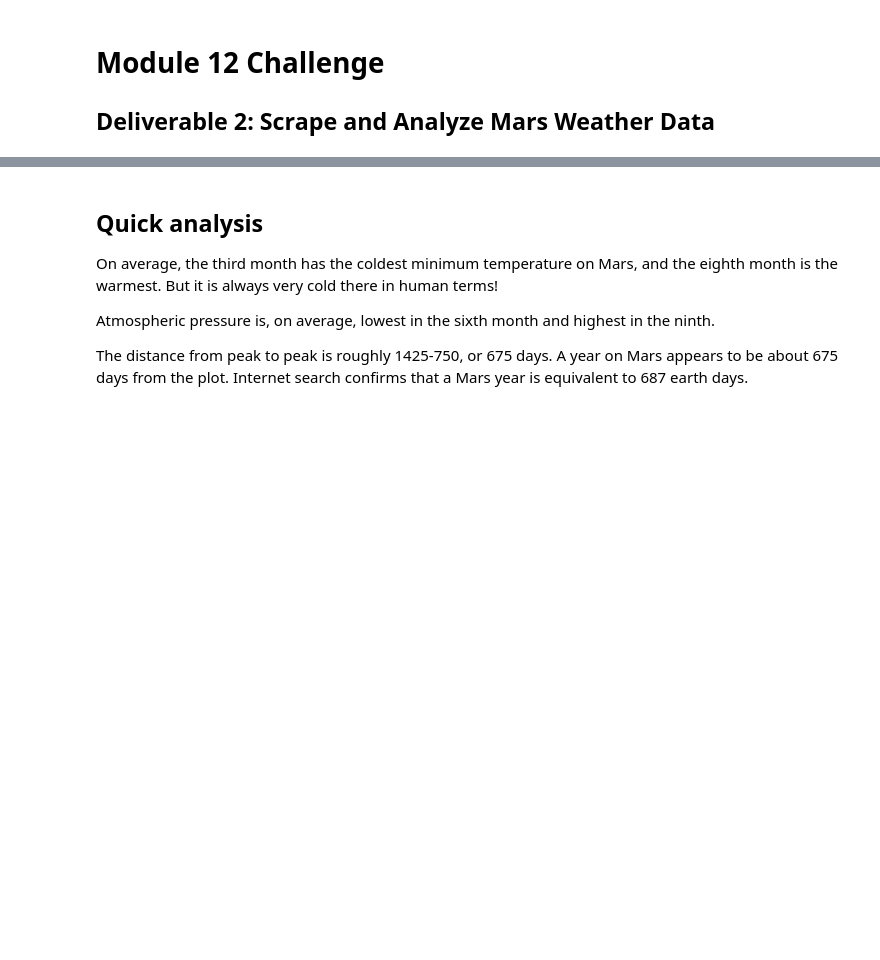
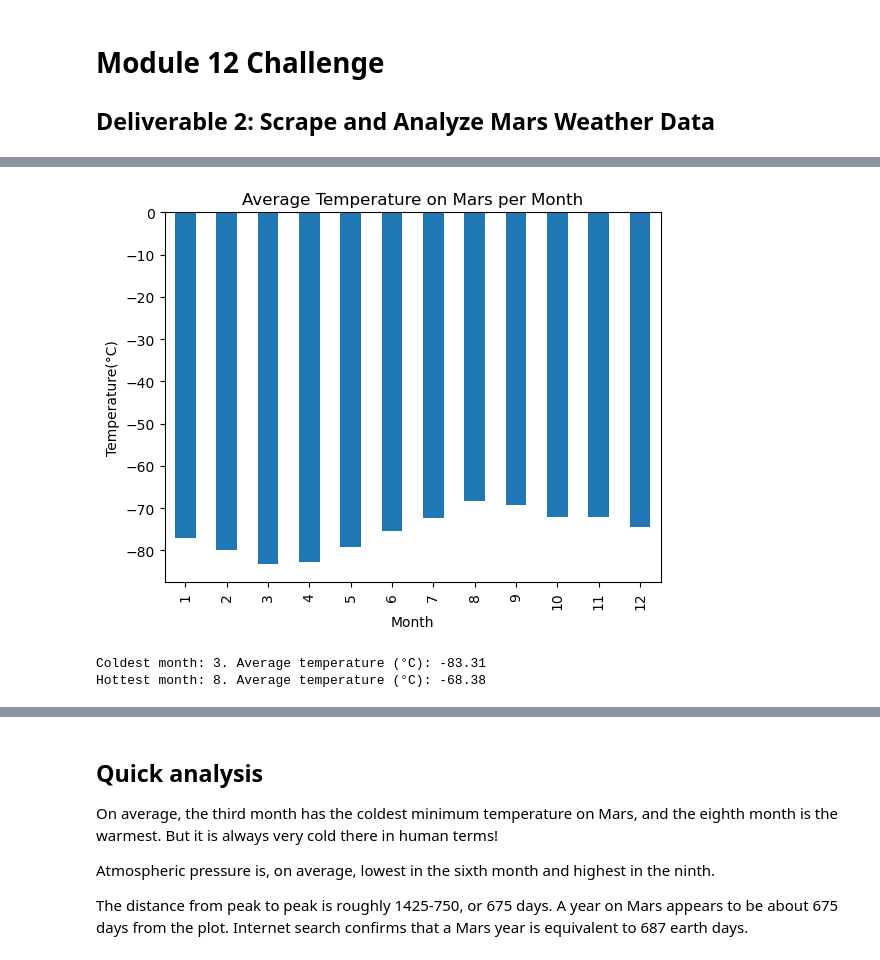
Before and after one commit to ASPigman/beautifulsoup_challenge, a Jupyter notebook: Mars/mars_weather_analysis.ipynb, the cells around one changed output, grey strips where cells are left out. Cells and saved outputs as stored; diff of their text form; code cells hidden in the pictures; blank space fills up the shorter version.

```diff
--- a/Mars/mars_weather_analysis.ipynb
+++ b/Mars/mars_weather_analysis.ipynb
@@ -51,8 +23,18 @@ Assemble the scraped data into a Pandas DataFrame. The columns should have the s
 # %%
 # Create an empty list
+site_data = []
 
 # Loop through the scraped data to create a list of rows
+for row in all_rows:
+    data = row.find_all('td')
+
+    # List comprehension to collect text only from each column in the row
+    row = [col.text for col in data]
+
+    # Append to the list
+    site_data.append(row)
 # %%
 # Create a Pandas DataFrame by using the list of rows and a list of the column names
+mars_data = pd.DataFrame(site_data, columns = ['id','terrestrial_date', 'sol', 'ls', 'month', 'min_temp', 'pressure'])
 # %%
 # Confirm DataFrame was created successfully
@@ -69,4 +61,10 @@ Examine the data types that are currently associated with each column. If necess
 # %%
 # Change data types for data analysis
+
+mars_data['terrestrial_date'] = pd.to_datetime(mars_data['terrestrial_date'], yearfirst=True)
+mars_data['sol'] = mars_data['sol'].astype(int)
+mars_data['month'] = mars_data['month'].astype(int)
+mars_data['min_temp'] = mars_data['min_temp'].astype(float)
+mars_data['pressure'] = mars_data['pressure'].astype(float)
 # %%
 # Confirm type changes were successful by examining data types again
@@ -95,2 +89,4 @@ Analyze your dataset by using Pandas functions to answer the following questions
 # %%
 # 3. What is the average low temperature by month?
+mars_avg_low = mars_data.groupby('month')['min_temp'].mean()
+mars_avg_low
@@ -97,6 +108,22 @@ Analyze your dataset by using Pandas functions to answer the following questions
 # %%
 # Plot the average temperature by month
+mars_avg_low.plot(kind="bar", title="Average Temperature on Mars per Month")
+
+plt.ylabel("Temperature(°C)")
+plt.xlabel("Month")
+
+
+plt.show()
+# %% [output]
+[figure, added]
 # %%
 # Identify the coldest and hottest months in Curiosity's location
+# Use .idmax() and .idmin() to identify which Martian month contained to highest and lowest averages.
+
+print(f'Coldest month: {mars_avg_low.idxmin()}. Average temperature (°C): {round(mars_avg_low.min(),2)}')
+print(f'Hottest month: {mars_avg_low.idxmax()}. Average temperature (°C): {round(mars_avg_low.max(),2)}')
+# %% [output]
+Coldest month: 3. Average temperature (°C): -83.31
+Hottest month: 8. Average temperature (°C): -68.38
 # %%
 # 4. Average pressure by Martian month
```
Also changed, not shown: parts of 18 cells of this notebook, 1 other file.
